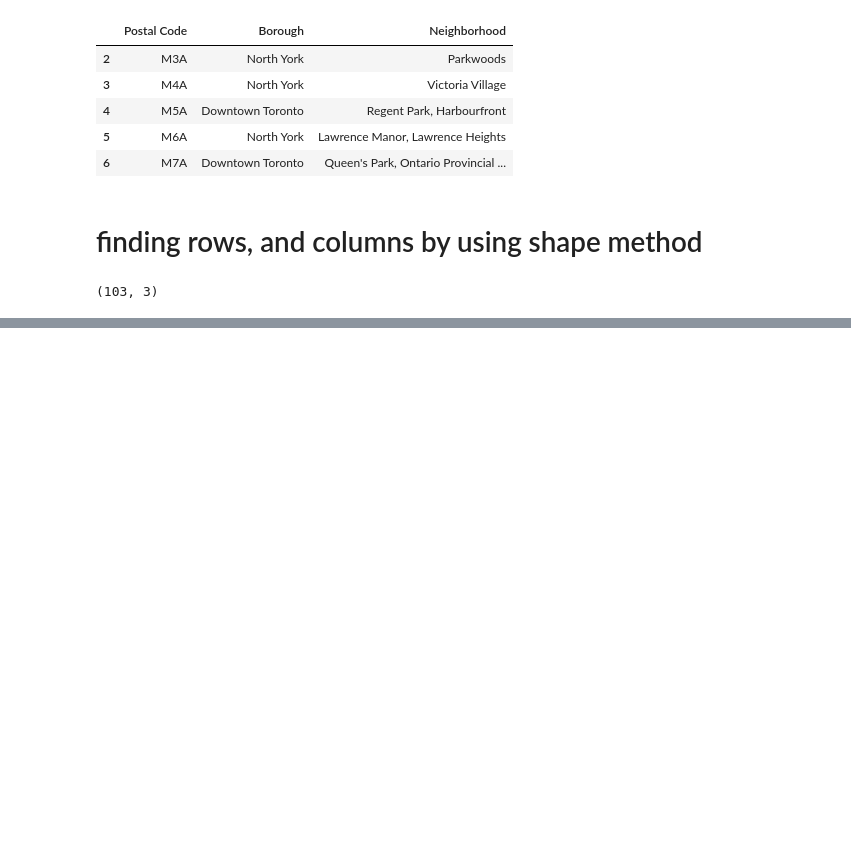
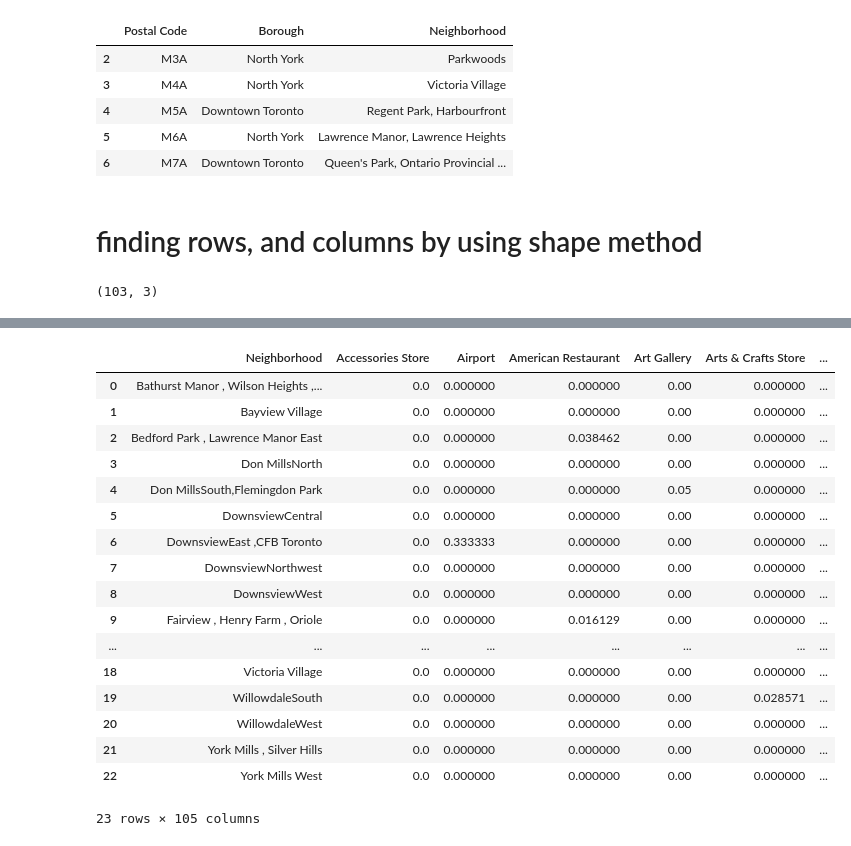
Before and after one commit to saiganesh-d/MALL-analysis, a Jupyter notebook: week3_1.ipynb, the cells around one changed output, grey strips where cells are left out. Saved outputs shown, nothing was run; the diff lists cells and outputs as text; code cells hidden in the pictures; blank space fills up the shorter version.

```diff
--- a/week3_1.ipynb
+++ b/week3_1.ipynb
@@ -77,0 +259,18 @@ df.shape
+# %%
+# determine Venues at Parkwoods
+# Now we are ready to clean the json and structure it into a pandas dataframe.
+venues = results['response']['groups'][0]['items']
+
+nearby_venues = json_normalize(venues) # flatten JSON
+
+# filter columns
+filtered_columns = ['venue.name', 'venue.categories', 'venue.location.lat', 'venue.location.lng']
+nearby_venues =nearby_venues.loc[:, filtered_columns]
+
+# filter the category for each row
+nearby_venues['venue.categories'] = nearby_venues.apply(get_category_type, axis=1)
+
+# clean columns
+nearby_venues.columns = [col.split(".")[-1] for col in nearby_venues.columns]
+
+nearby_venues.head()
@@ -77,0 +330,10 @@ df.shape
+# %%
+# All neighborhoods in North York
+
+# Now write the code to run the above function on each neighborhood
+# and create a new dataframe called toronto_data_venues.
+# type your answer here
+toronto_data_venues = getNearbyVenues(names=toronto_data['Neighborhood'],
+                                   latitudes=toronto_data['Latitude'],
+                                   longitudes=toronto_data['Longitude']
+                                  )
@@ -77,0 +399,13 @@ df.shape
+# %%
+
+# one hot encoding
+toronto_onehot = pd.get_dummies(toronto_data_venues[['Venue Category']], prefix="", prefix_sep="")
+
+# add neighborhood column back to dataframe
+toronto_onehot['Neighborhood'] = toronto_data_venues['Neighborhood']
+
+# move neighborhood column to the first column
+fixed_columns = [toronto_onehot.columns[-1]] + list(toronto_onehot.columns[:-1])
+toronto_onehot = toronto_onehot[fixed_columns]
+
+toronto_onehot.head()
@@ -77,0 +420,23 @@ df.shape
+# %%
+# let's group rows by neighborhood and by taking the mean of the frequency of occurrence of each category
+toronto_grouped = toronto_onehot.groupby('Neighborhood').mean().reset_index()
+toronto_grouped
+# %% [output]
+|  | Neighborhood | Accessories Store | Airport | American Restaurant | Art Gallery | Arts & Crafts Store | ... |
+| 0 | Bathurst Manor , Wilson Heights ,... | 0.0 | 0.000000 | 0.000000 | 0.00 | 0.000000 | ... |
+| 1 | Bayview Village | 0.0 | 0.000000 | 0.000000 | 0.00 | 0.000000 | ... |
+| 2 | Bedford Park , Lawrence Manor East | 0.0 | 0.000000 | 0.038462 | 0.00 | 0.000000 | ... |
+| 3 | Don MillsNorth | 0.0 | 0.000000 | 0.000000 | 0.00 | 0.000000 | ... |
+| 4 | Don MillsSouth,Flemingdon Park | 0.0 | 0.000000 | 0.000000 | 0.05 | 0.000000 | ... |
+| 5 | DownsviewCentral | 0.0 | 0.000000 | 0.000000 | 0.00 | 0.000000 | ... |
+| 6 | DownsviewEast ,CFB Toronto | 0.0 | 0.333333 | 0.000000 | 0.00 | 0.000000 | ... |
+| 7 | DownsviewNorthwest | 0.0 | 0.000000 | 0.000000 | 0.00 | 0.000000 | ... |
+| 8 | DownsviewWest | 0.0 | 0.000000 | 0.000000 | 0.00 | 0.000000 | ... |
+| 9 | Fairview , Henry Farm , Oriole | 0.0 | 0.000000 | 0.016129 | 0.00 | 0.000000 | ... |
+| ... | ... | ... | ... | ... | ... | ... | ... |
+| 18 | Victoria Village | 0.0 | 0.000000 | 0.000000 | 0.00 | 0.000000 | ... |
+| 19 | WillowdaleSouth | 0.0 | 0.000000 | 0.000000 | 0.00 | 0.028571 | ... |
+| 20 | WillowdaleWest | 0.0 | 0.000000 | 0.000000 | 0.00 | 0.000000 | ... |
+| 21 | York Mills , Silver Hills | 0.0 | 0.000000 | 0.000000 | 0.00 | 0.000000 | ... |
+| 22 | York Mills West | 0.0 | 0.000000 | 0.000000 | 0.00 | 0.000000 | ... |
+23 rows × 105 columns
```
Also changed, not shown: parts of 31 cells of this notebook.
